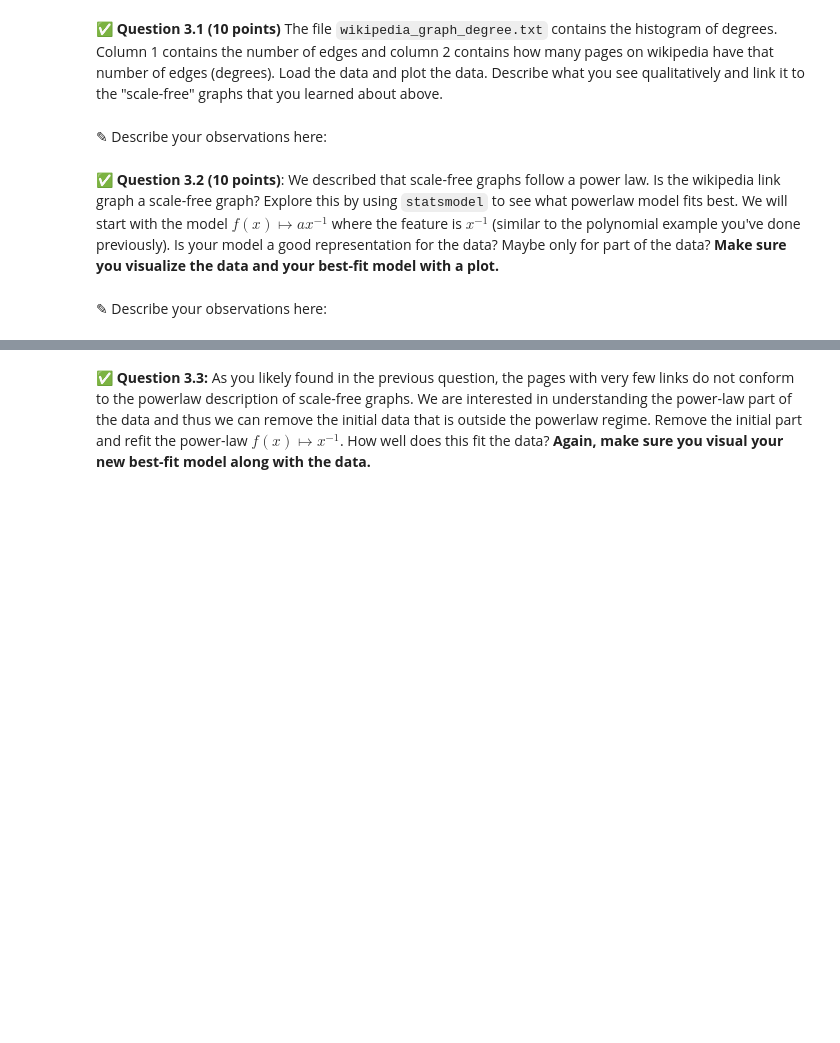
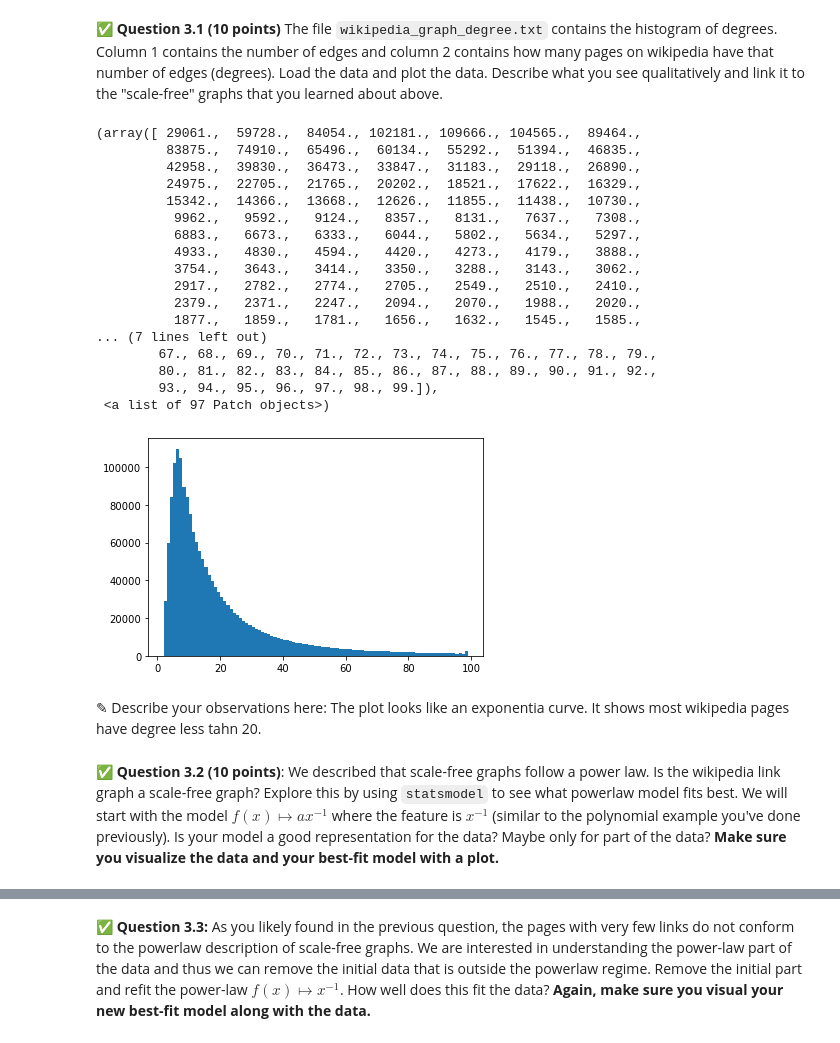
Before and after one commit to cedric-emmanuel/cmse202-s21-turnin, a Jupyter notebook: hw04/HW-04_graph_regression-Cedric_Emmanuel.ipynb, the cells around one changed output, grey strips where cells are left out. Cells and saved outputs as stored; diff of their text form; code cells hidden in the pictures; blank space fills up the shorter version.

```diff
--- a/hw04/HW-04_graph_regression-Cedric_Emmanuel.ipynb
+++ b/hw04/HW-04_graph_regression-Cedric_Emmanuel.ipynb
@@ -353,4 +351,32 @@ For the regression model fitting that you're going to do in this part of the ass
+# %%
+# Put your code here
+deg=pd.read_csv("wikipedia_graph_degree.txt",header=None,delimiter=" ")
+deg=np.array(deg)
+deg_hist=[]
+for i in range(len(deg)):
+    for j in range(deg[i][1]):
+        deg_hist.append(deg[i][0])
+plt.hist(deg_hist,bins=97)
+# %% [output]
+(array([ 29061.,  59728.,  84054., 102181., 109666., 104565.,  89464.,
+         83875.,  74910.,  65496.,  60134.,  55292.,  51394.,  46835.,
+         42958.,  39830.,  36473.,  33847.,  31183.,  29118.,  26890.,
+         24975.,  22705.,  21765.,  20202.,  18521.,  17622.,  16329.,
+         15342.,  14366.,  13668.,  12626.,  11855.,  11438.,  10730.,
+          9962.,   9592.,   9124.,   8357.,   8131.,   7637.,   7308.,
+          6883.,   6673.,   6333.,   6044.,   5802.,   5634.,   5297.,
+          4933.,   4830.,   4594.,   4420.,   4273.,   4179.,   3888.,
+          3754.,   3643.,   3414.,   3350.,   3288.,   3143.,   3062.,
+          2917.,   2782.,   2774.,   2705.,   2549.,   2510.,   2410.,
+          2379.,   2371.,   2247.,   2094.,   2070.,   1988.,   2020.,
+          1877.,   1859.,   1781.,   1656.,   1632.,   1545.,   1585.,
+... (7 lines left out)
+        67., 68., 69., 70., 71., 72., 73., 74., 75., 76., 77., 78., 79.,
+        80., 81., 82., 83., 84., 85., 86., 87., 88., 89., 90., 91., 92.,
+        93., 94., 95., 96., 97., 98., 99.]),
+ <a list of 97 Patch objects>)
+[figure, added]
 # %% [markdown]
-<font size=+3>&#9998;</font> Describe your observations here:
+<font size=+3>&#9998;</font> Describe your observations here: The plot looks like an exponentia curve. It shows most wikipedia pages have degree less tahn 20.
 # %% [markdown]
 &#9989; **Question 3.2 (10 points)**: We described that scale-free graphs follow a power law. Is the wikipedia link graph a scale-free graph? Explore this by using `statsmodel` to see what powerlaw model fits best. We will start with the model $f(x) \mapsto a x^{-1}$ where the feature is $x^{-1}$ (similar to the polynomial example you've done previously). Is your model a good representation for the data? Maybe only for part of the data? **Make sure you visualize the data and your best-fit model with a plot.**
@@ -359,2 +382,0 @@ For the regression model fitting that you're going to do in this part of the ass
-# %% [markdown]
-<font size=+3>&#9998;</font> Describe your observations here:
```
Also changed, not shown: parts of 14 cells of this notebook.
